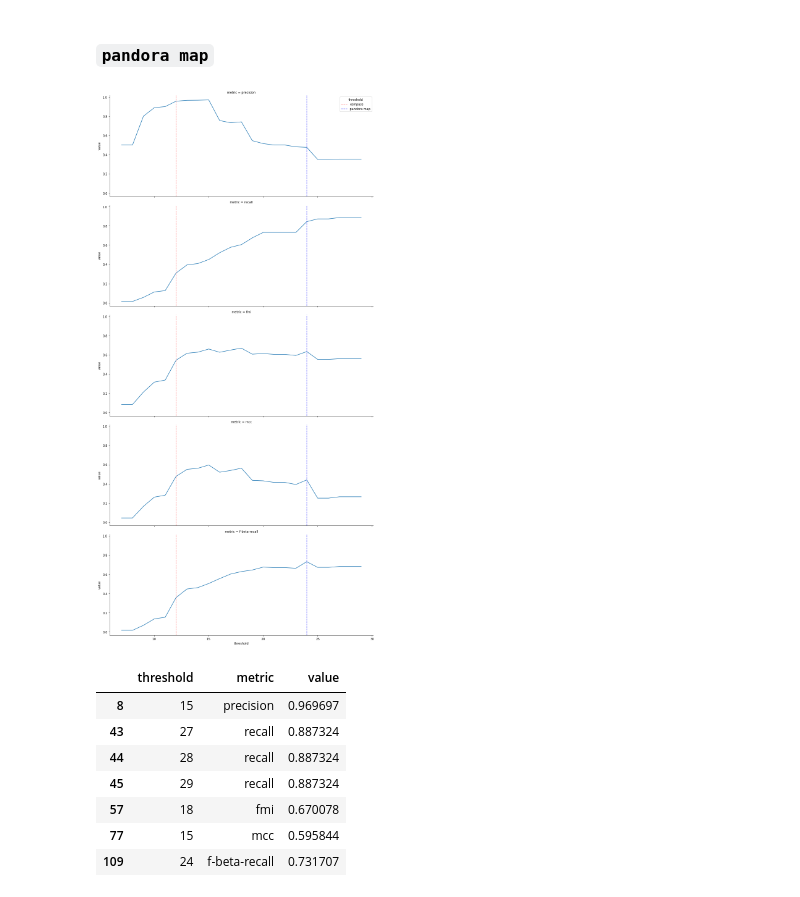
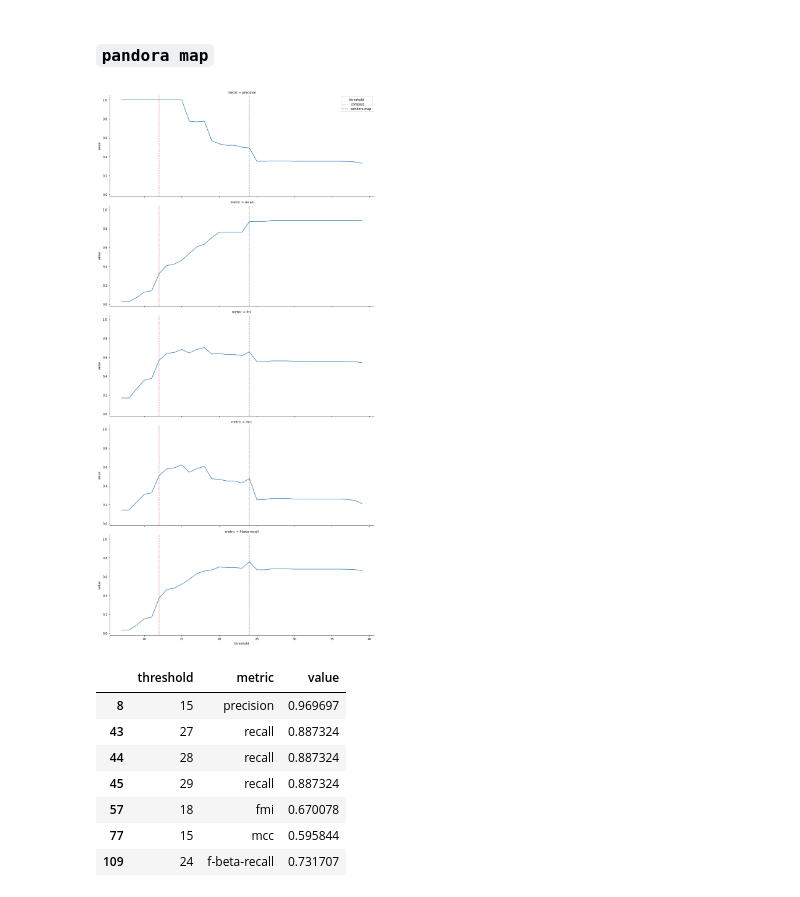
Before and after one commit to mbhall88/head_to_head_pipeline, a Jupyter notebook: analysis/transmission_clustering/eda/clustering.ipynb, the cells around one changed output. Saved outputs shown, nothing was run; the diff lists cells and outputs as text; code cells hidden in the pictures.

```diff
--- a/analysis/transmission_clustering/eda/clustering.ipynb
+++ b/analysis/transmission_clustering/eda/clustering.ipynb
@@ -413,12 +413,13 @@ set(G_bcftools) - set(G_compass)
 # %% [markdown]
 ## `pandora map`
 # %%
+xs = compass_mtx.to_list()
 map_mtx = load_matrix("pandora_single.matrix.csv", name="pandora_single")[ix]
 assert all(compass_mtx.index == map_mtx.index)
 map_threshold_converter = fit(xs, map_mtx.to_list())
 pandora_single_threshold = map_threshold_converter(THRESHOLD)
 print(f"The pandora map SNP distance threshold is {pandora_single_threshold:.2f} - rounded to {int(round(pandora_single_threshold))}")
-pandora_single_threshold = int(round(pandora_single_threshold))
+pandora_single_threshold = 27#int(round(pandora_single_threshold))
 G_pandora_single = dist_matrix_to_graph(map_mtx, threshold=pandora_single_threshold)
 plot_graph(G_pandora_single, threshold=pandora_single_threshold, name="pandora map")
 # %% [output]
@@ -426,6 +427,7 @@ The pandora map SNP distance threshold is 23.53 - rounded to 24
 [interactive output not drawn]
 [interactive output not drawn]
 # %%
+true: List[bool] = [clustered_together(u, v, G_compass) for u, v in compass_mtx.index]
 pred: List[bool] = [clustered_together(u, v, G_pandora_single) for u, v in compass_mtx.index]
 cm = ConfusionMatrix.from_predictions(pred, true)
 cm
@@ -571,28 +573,28 @@ df.query("threshold == 11")
 # %% [markdown]
 ### `pandora map`
 # %%
-thresholds = list(range(7, 30))
+thresholds = list(range(7, 40))
 data = []
 
 for t in thresholds:
     G = dist_matrix_to_graph(map_mtx, threshold=t)
     pred = [clustered_together(u, v, G) for u, v in compass_mtx.index]
     cm = ConfusionMatrix.from_predictions(pred, true)
     precision = cm.precision()
     recall = cm.recall()
     fmi = cm.fowlkes_mallows_index()
     mcc = cm.matthews_correlation_coefficient()
     f_beta = cm.f_score(beta=2.0)
     data.append((precision, recall, fmi, mcc, f_beta, t))
 
 df = pd.DataFrame(data, columns=["precision", "recall", "fmi", "mcc", "f-beta-recall", "threshold"]).melt(id_vars="threshold", var_name="metric")
 grid = sns.relplot(data=df, row="metric", x="threshold", y="value", kind="line", aspect=2.5, markers=True)
 for ax in grid.axes:
     ax[0].axvline(THRESHOLD, color='red', ls='--', label="compass", alpha=0.5)
     ax[0].axvline(pandora_single_threshold, color='blue', ls='--', label="pandora map", alpha=0.5)
 _ = grid.axes[0][0].legend(title="threshold")
 # %% [output]
-[figure, old version]
+[figure, new version]
 # %%
 idx = df.groupby(["metric"])["value"].transform(max) == df["value"]
 df[idx]
```
Also changed, not shown: parts of 4 cells of this notebook, 4 other files.
